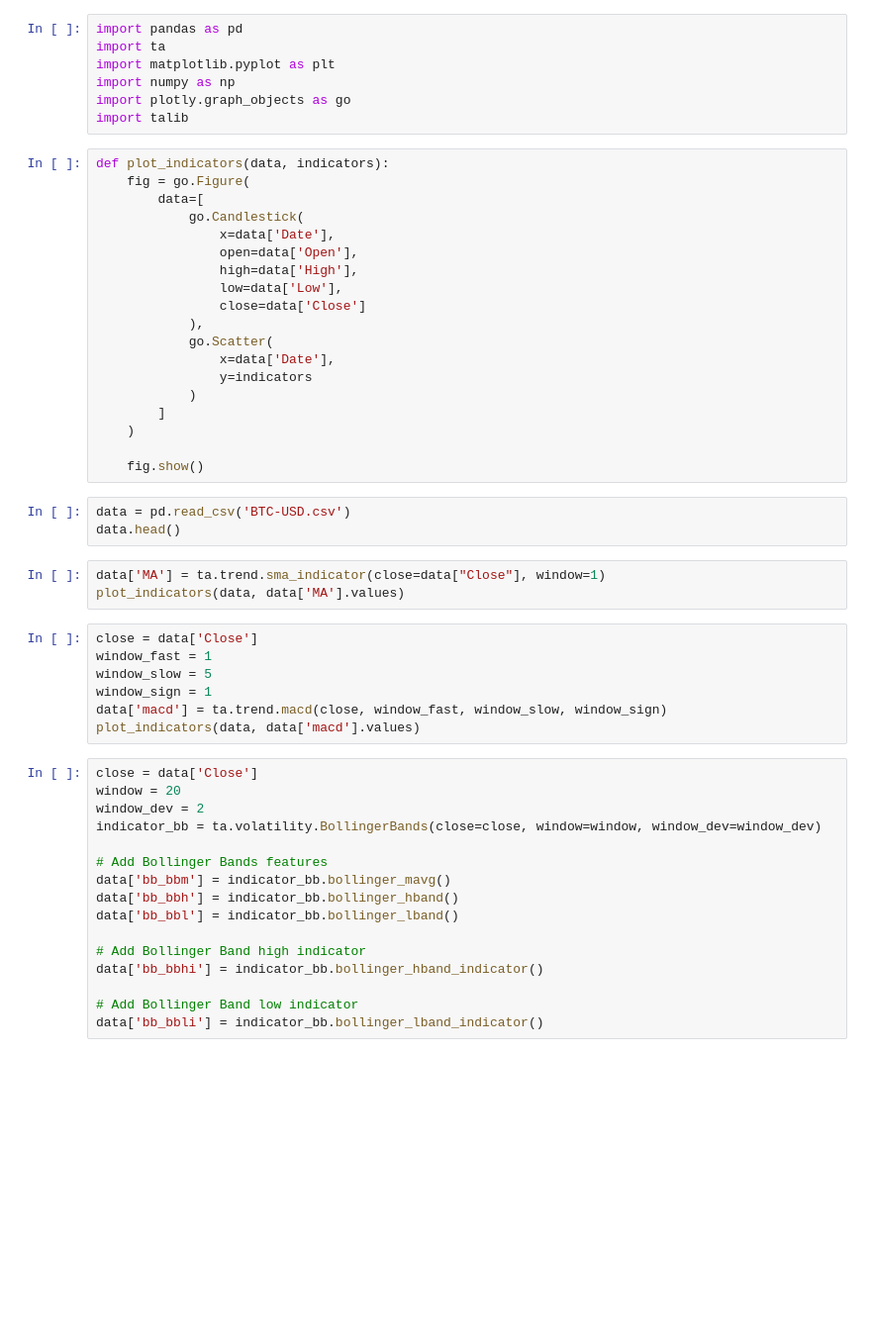
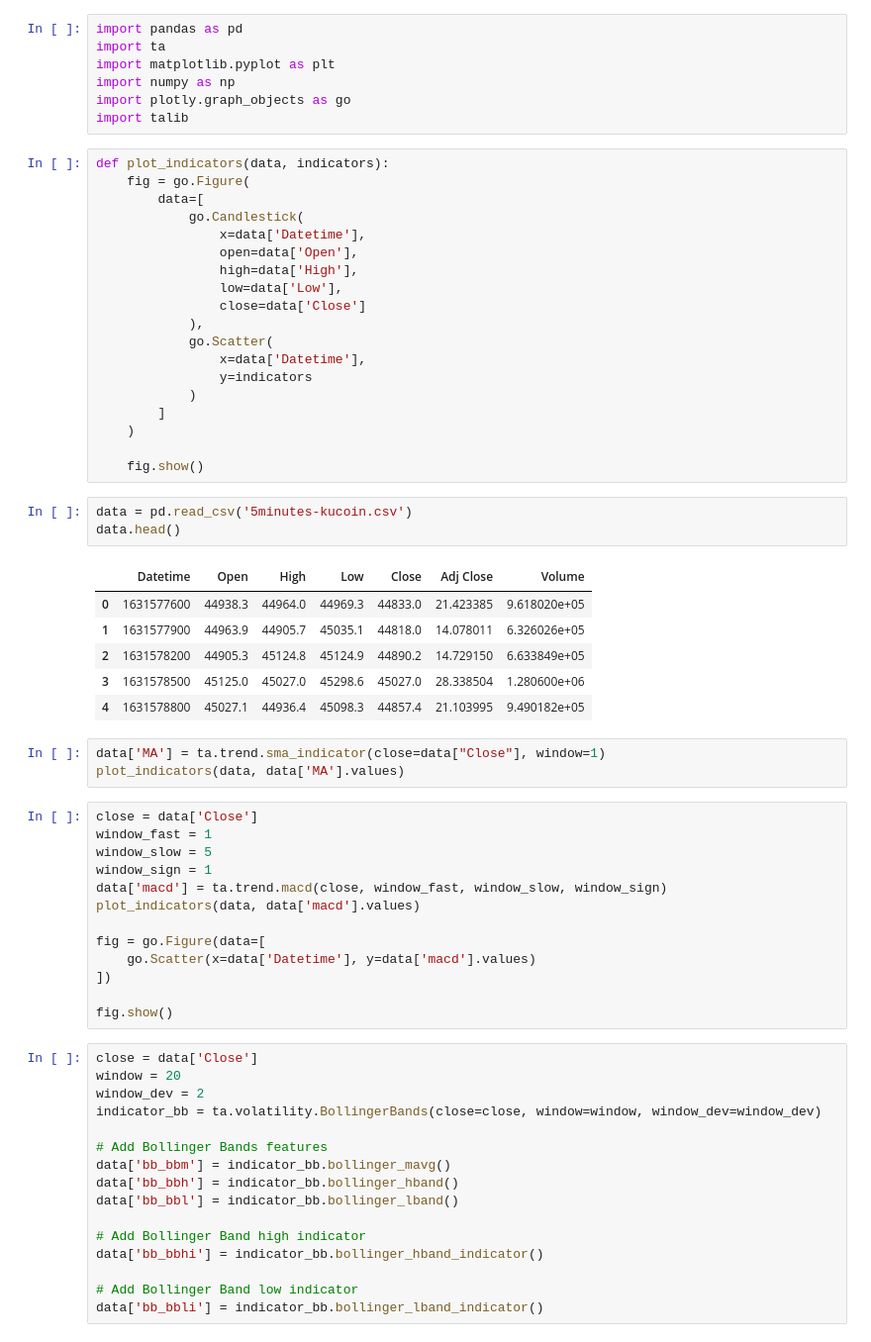
Before and after one commit to SoroushZiaee/Crypto-code, a Jupyter notebook: phase1/indicators_and_oscilator.ipynb, the cells around one changed output. Shown at 99% size. Cells and saved outputs as stored; diff of their text form; blank space fills up the shorter version.

```diff
--- a/phase1/indicators_and_oscilator.ipynb
+++ b/phase1/indicators_and_oscilator.ipynb
@@ -10,14 +10,14 @@ def plot_indicators(data, indicators):
     fig = go.Figure(
         data=[
             go.Candlestick(
-                x=data['Date'],
+                x=data['Datetime'],
                 open=data['Open'],
                 high=data['High'],
                 low=data['Low'],
                 close=data['Close']
             ),
             go.Scatter(
-                x=data['Date'],
+                x=data['Datetime'],
                 y=indicators
             )
         ]
@@ -25,8 +25,15 @@ def plot_indicators(data, indicators):
 
     fig.show()
 # %%
-data = pd.read_csv('BTC-USD.csv')
+data = pd.read_csv('5minutes-kucoin.csv')
 data.head()
+# %% [output]
+|  | Datetime | Open | High | Low | Close | Adj Close | Volume |
+| 0 | 1631577600 | 44938.3 | 44964.0 | 44969.3 | 44833.0 | 21.423385 | 9.618020e+05 |
+| 1 | 1631577900 | 44963.9 | 44905.7 | 45035.1 | 44818.0 | 14.078011 | 6.326026e+05 |
+| 2 | 1631578200 | 44905.3 | 45124.8 | 45124.9 | 44890.2 | 14.729150 | 6.633849e+05 |
+| 3 | 1631578500 | 45125.0 | 45027.0 | 45298.6 | 45027.0 | 28.338504 | 1.280600e+06 |
+| 4 | 1631578800 | 45027.1 | 44936.4 | 45098.3 | 44857.4 | 21.103995 | 9.490182e+05 |
 # %%
 data['MA'] = ta.trend.sma_indicator(close=data["Close"], window=1)
 plot_indicators(data, data['MA'].values)
@@ -37,6 +44,12 @@ window_slow = 5
 window_sign = 1
 data['macd'] = ta.trend.macd(close, window_fast, window_slow, window_sign)
 plot_indicators(data, data['macd'].values)
+
+fig = go.Figure(data=[
+    go.Scatter(x=data['Datetime'], y=data['macd'].values)
+])
+
+fig.show()
 # %%
 close = data['Close']
 window = 20
```
Also changed, not shown: parts of 12 cells of this notebook, 5 other files.
